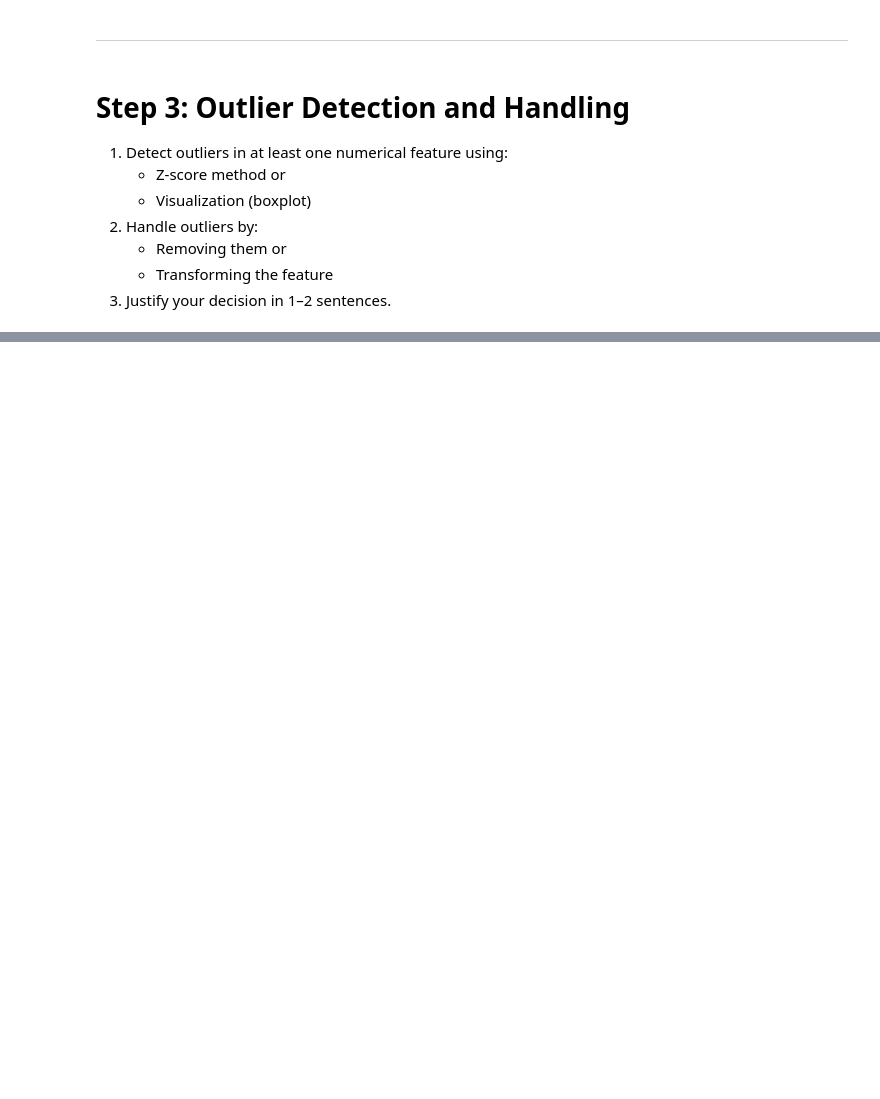
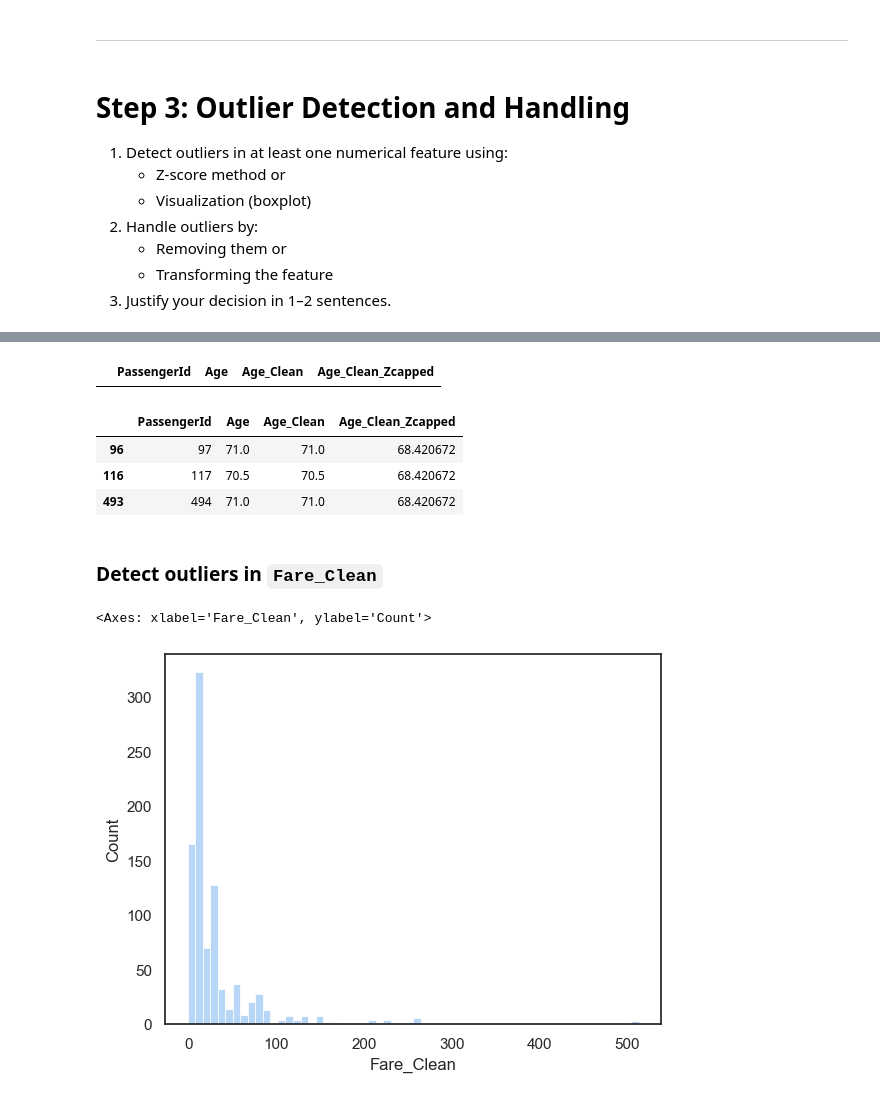
Before and after one commit to SakigamiYang/srh_statistics-and-machine-learning, a Jupyter notebook: exercises/in_class_week_02.ipynb, the cells around one changed output, grey strips where cells are left out. Saved outputs shown, nothing was run; the diff lists cells and outputs as text; code cells hidden in the pictures; blank space fills up the shorter version.

```diff
--- a/exercises/in_class_week_02.ipynb
+++ b/exercises/in_class_week_02.ipynb
@@ -256,9 +253,0 @@ Based on the boxplot, the feature contains a substantial number of outliers; the
-# %%
-Q1 = df["Fare_with_Noise"].quantile(0.25)
-Q3 = df["Fare_with_Noise"].quantile(0.75)
-IQR = Q3 - Q1
-
-lower = Q1 - 1.5 * IQR
-upper = Q3 + 1.5 * IQR
-
-df["Fare_Clean"] = df["Fare_with_Noise"].clip(lower=lower, upper=upper)
@@ -291,0 +357,35 @@ sns.boxplot(df, x="Fare_Clean")
+# %%
+mu = df["Age_Clean"].mean()
+sigma = df["Age_Clean"].std(ddof=1)
+z = (df["Age_Clean"] - mu) / sigma
+
+# Typical noise: |z| > 3
+z_th = 3
+
+lower_bound = mu - z_th * sigma
+upper_bound = mu + z_th * sigma
+
+df["Age_Clean_Zcapped"] = df["Age_Clean"].clip(
+    lower=lower_bound,
+    upper=upper_bound
+)
+# %%
+filtered_lower_df = df[(df["Age_Clean"] != df["Age_Clean_Zcapped"]) & (df["Age_Clean"] < lower_bound)]
+filtered_lower_df[["PassengerId", "Age", "Age_Clean", "Age_Clean_Zcapped"]].head(3)
+# %% [output]
+|  | PassengerId | Age | Age_Clean | Age_Clean_Zcapped |
+# %%
+filtered_upper_df = df[(df["Age_Clean"] != df["Age_Clean_Zcapped"]) & (df["Age_Clean"] > upper_bound)]
+filtered_upper_df[["PassengerId", "Age", "Age_Clean", "Age_Clean_Zcapped"]].head(3)
+# %% [output]
+|  | PassengerId | Age | Age_Clean | Age_Clean_Zcapped |
+| 96 | 97 | 71.0 | 71.0 | 68.420672 |
+| 116 | 117 | 70.5 | 70.5 | 68.420672 |
+| 493 | 494 | 71.0 | 71.0 | 68.420672 |
+# %% [markdown]
+### Detect outliers in `Fare_Clean`
+# %%
+sns.histplot(df, x="Fare_Clean")
+# %% [output]
+<Axes: xlabel='Fare_Clean', ylabel='Count'>
+[figure, added]
```
Also changed, not shown: parts of 24 cells of this notebook.
